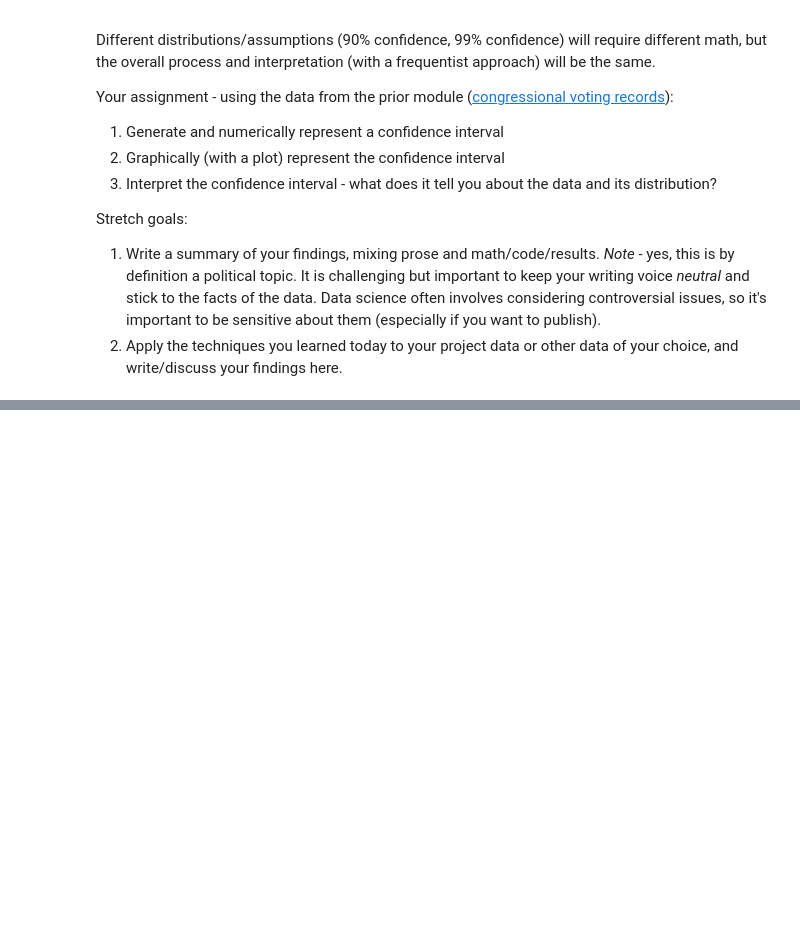
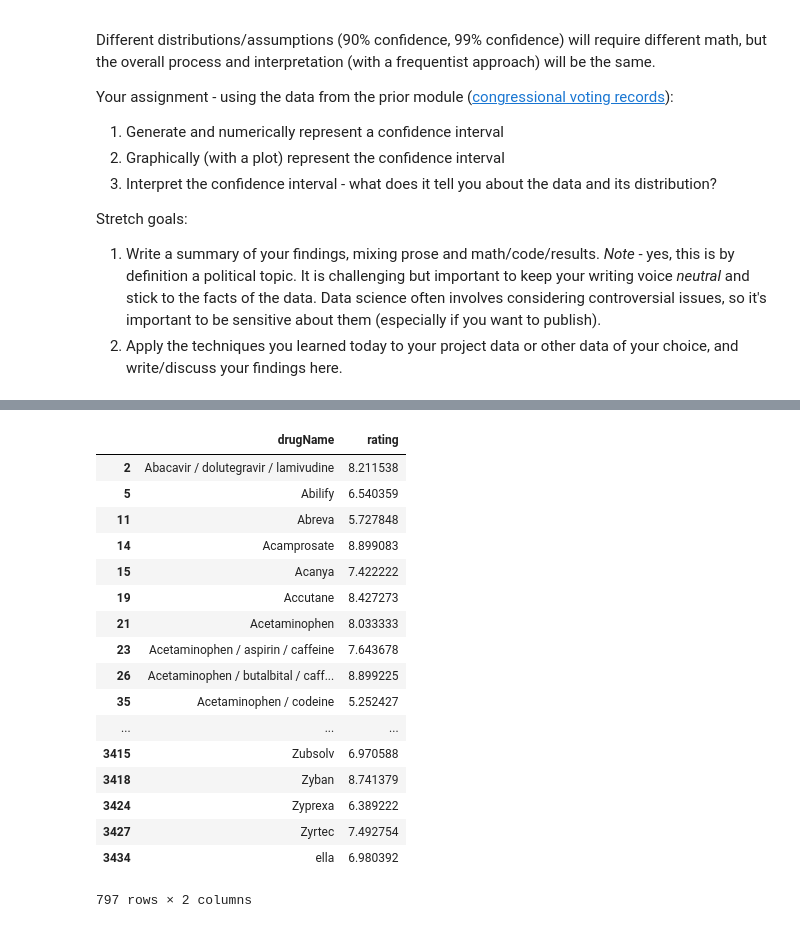
Before and after one commit to bloominstituteoftechnology/DS-Unit-1-Sprint-3-Statistical-Tests-and-Experiments, a Jupyter notebook: module2-sampling-confidence-intervals-and-hypothesis-testing/LS_DS_142_Sampling_Confidence_Intervals_and_Hypothesis_Testing.ipynb, the cells around one changed output, grey strips where cells are left out. Cells and saved outputs as stored; diff of their text form; code cells hidden in the pictures; blank space fills up the shorter version.

```diff
--- a/module2-sampling-confidence-intervals-and-hypothesis-testing/LS_DS_142_Sampling_Confidence_Intervals_and_Hypothesis_Testing.ipynb
+++ b/module2-sampling-confidence-intervals-and-hypothesis-testing/LS_DS_142_Sampling_Confidence_Intervals_and_Hypothesis_Testing.ipynb
@@ -99,0 +110,3 @@ Stretch goals:
+# %%
+df = pd.read_table('drugsComTrain_raw.tsv')
+df.head()
@@ -99,0 +177,10 @@ Stretch goals:
+# %%
+# if df_list:
+#   df3 = df.pivot_table(index = 'drugName', values = 'rating', aggfunc = 'mean')
+# x = df.groupby('drugName')['rating'].nlargest(797)
+# # x.sort_values()
+# mean = x/min_value_drugs
+# mean.dropna(inplace = True)
+# print(x)
+drug_count = df.drugName.value_counts()
+drug_count = drug_count[0:797]
@@ -99,0 +209,12 @@ Stretch goals:
+# %%
+unique_drugs_min_sample = []
+unique_drugs_min_sample_frequency = []
+
+for drugname, count in drug_count.items():
+ x = drugname
+ y = count
+
+ print(x)
+ print(y)
+ unique_drugs_min_sample.append(x)
+ unique_drugs_min_sample_frequency.append(y)
@@ -99,0 +239,25 @@ Stretch goals:
+# %%
+drug_pivot_rating_mean = df.pivot_table(index='drugName',values='rating', aggfunc='mean')
+drug_pivot_df = pd.DataFrame(drug_pivot_rating_mean.to_records())
+min_sample_mean_ratings = drug_pivot_df[drug_pivot_df.drugName.isin(unique_drugs_min_sample)]
+# %%
+min_sample_mean_ratings
+# %% [output]
+|  | drugName | rating |
+| 2 | Abacavir / dolutegravir / lamivudine | 8.211538 |
+| 5 | Abilify | 6.540359 |
+| 11 | Abreva | 5.727848 |
+| 14 | Acamprosate | 8.899083 |
+| 15 | Acanya | 7.422222 |
+| 19 | Accutane | 8.427273 |
+| 21 | Acetaminophen | 8.033333 |
+| 23 | Acetaminophen / aspirin / caffeine | 7.643678 |
+| 26 | Acetaminophen / butalbital / caff... | 8.899225 |
+| 35 | Acetaminophen / codeine | 5.252427 |
+| ... | ... | ... |
+| 3415 | Zubsolv | 6.970588 |
+| 3418 | Zyban | 8.741379 |
+| 3424 | Zyprexa | 6.389222 |
+| 3427 | Zyrtec | 7.492754 |
+| 3434 | ella | 6.980392 |
+797 rows × 2 columns
```
Also changed, not shown: parts of 14 cells of this notebook, 3 other files.
